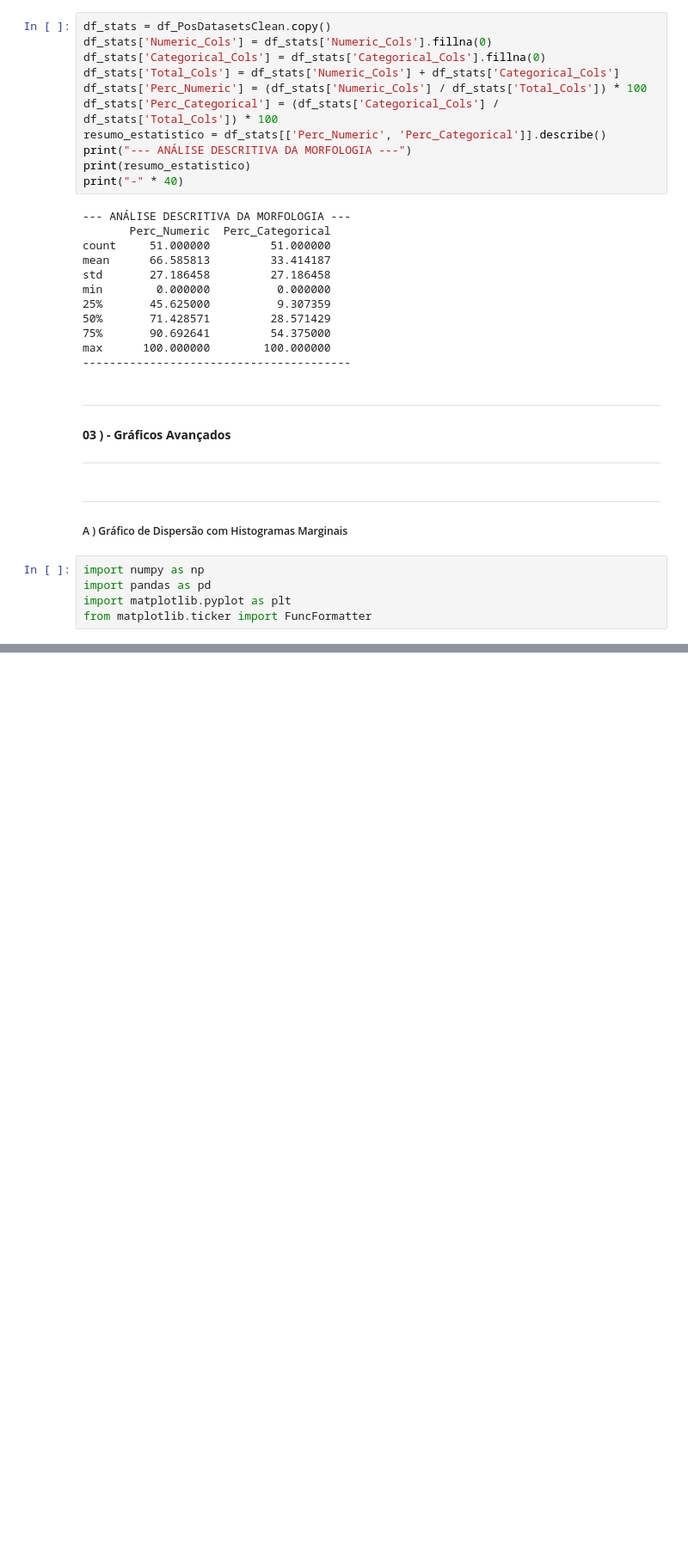
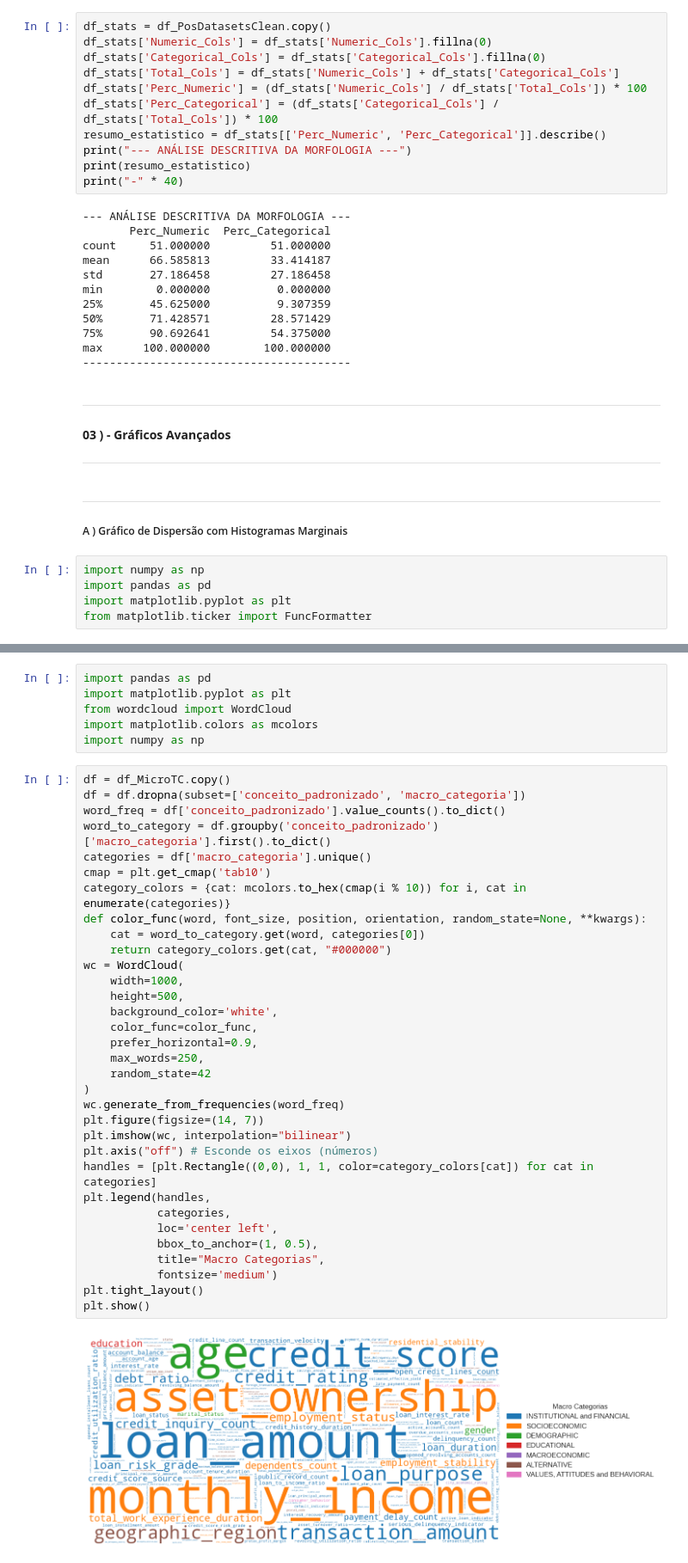
Before and after one commit to OfAndreS/Fairness, a Jupyter notebook: Notebooks/Exploratory.ipynb, the cells around one changed output, grey strips where cells are left out. Shown at 86% size. Saved outputs shown, nothing was run; the diff lists cells and outputs as text; blank space fills up the shorter version.

```diff
--- a/Notebooks/Exploratory.ipynb
+++ b/Notebooks/Exploratory.ipynb
@@ -518,0 +470,41 @@ plt.show()
+# %%
+import pandas as pd
+import matplotlib.pyplot as plt
+from wordcloud import WordCloud
+import matplotlib.colors as mcolors
+import numpy as np
+# %%
+df = df_MicroTC.copy()
+df = df.dropna(subset=['conceito_padronizado', 'macro_categoria'])
+word_freq = df['conceito_padronizado'].value_counts().to_dict()
+word_to_category = df.groupby('conceito_padronizado')['macro_categoria'].first().to_dict()
+categories = df['macro_categoria'].unique()
+cmap = plt.get_cmap('tab10')
+category_colors = {cat: mcolors.to_hex(cmap(i % 10)) for i, cat in enumerate(categories)}
+def color_func(word, font_size, position, orientation, random_state=None, **kwargs):
+    cat = word_to_category.get(word, categories[0])
+    return category_colors.get(cat, "#000000")
+wc = WordCloud(
+    width=1000,
+    height=500,
+    background_color='white',
+    color_func=color_func,
+    prefer_horizontal=0.9,
+    max_words=250,
+    random_state=42
+)
+wc.generate_from_frequencies(word_freq)
+plt.figure(figsize=(14, 7))
+plt.imshow(wc, interpolation="bilinear")
+plt.axis("off") # Esconde os eixos (números)
+handles = [plt.Rectangle((0,0), 1, 1, color=category_colors[cat]) for cat in categories]
+plt.legend(handles,
+           categories,
+           loc='center left',
+           bbox_to_anchor=(1, 0.5),
+           title="Macro Categorias",
+           fontsize='medium')
+plt.tight_layout()
+plt.show()
+# %% [output]
+[figure, added]
```
Also changed, not shown: parts of 8 cells of this notebook, 6 other files.
